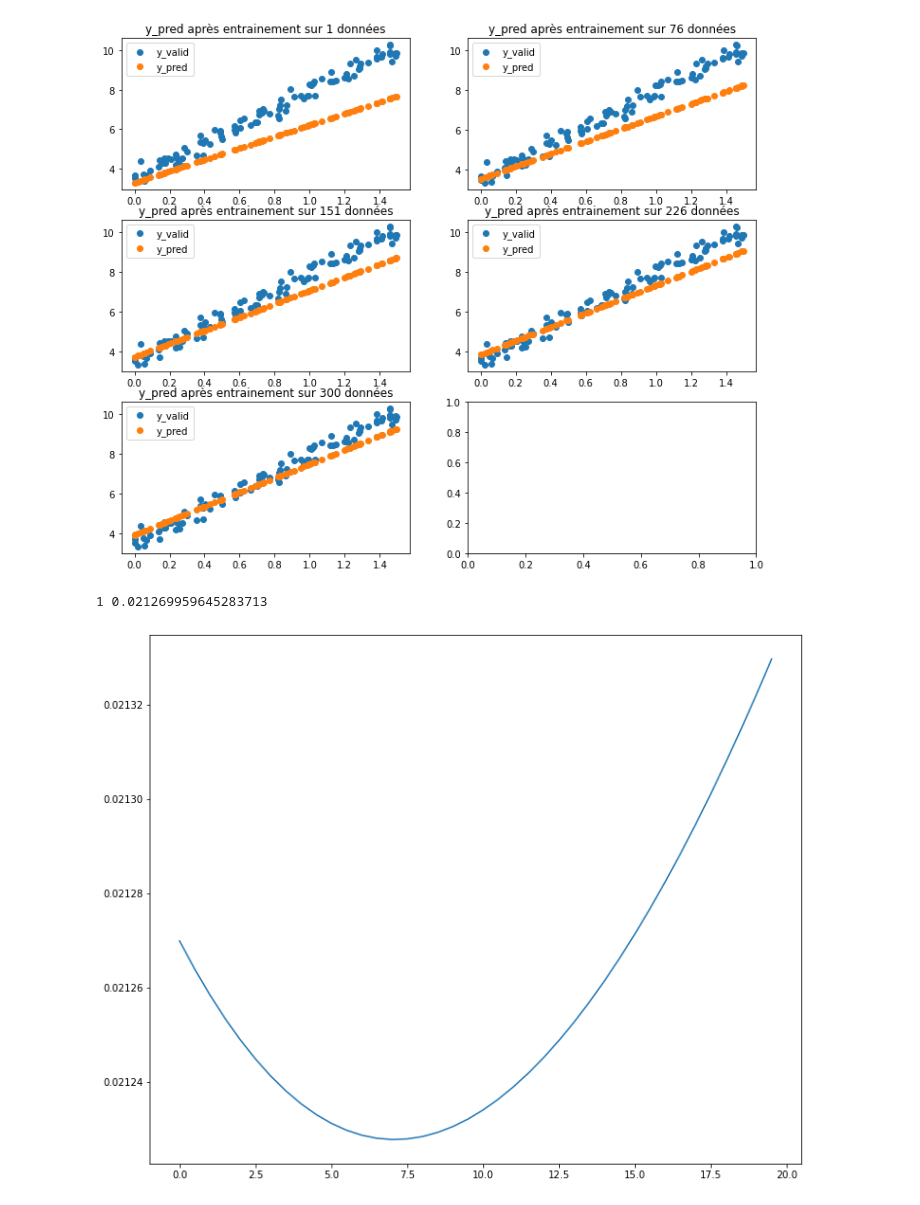
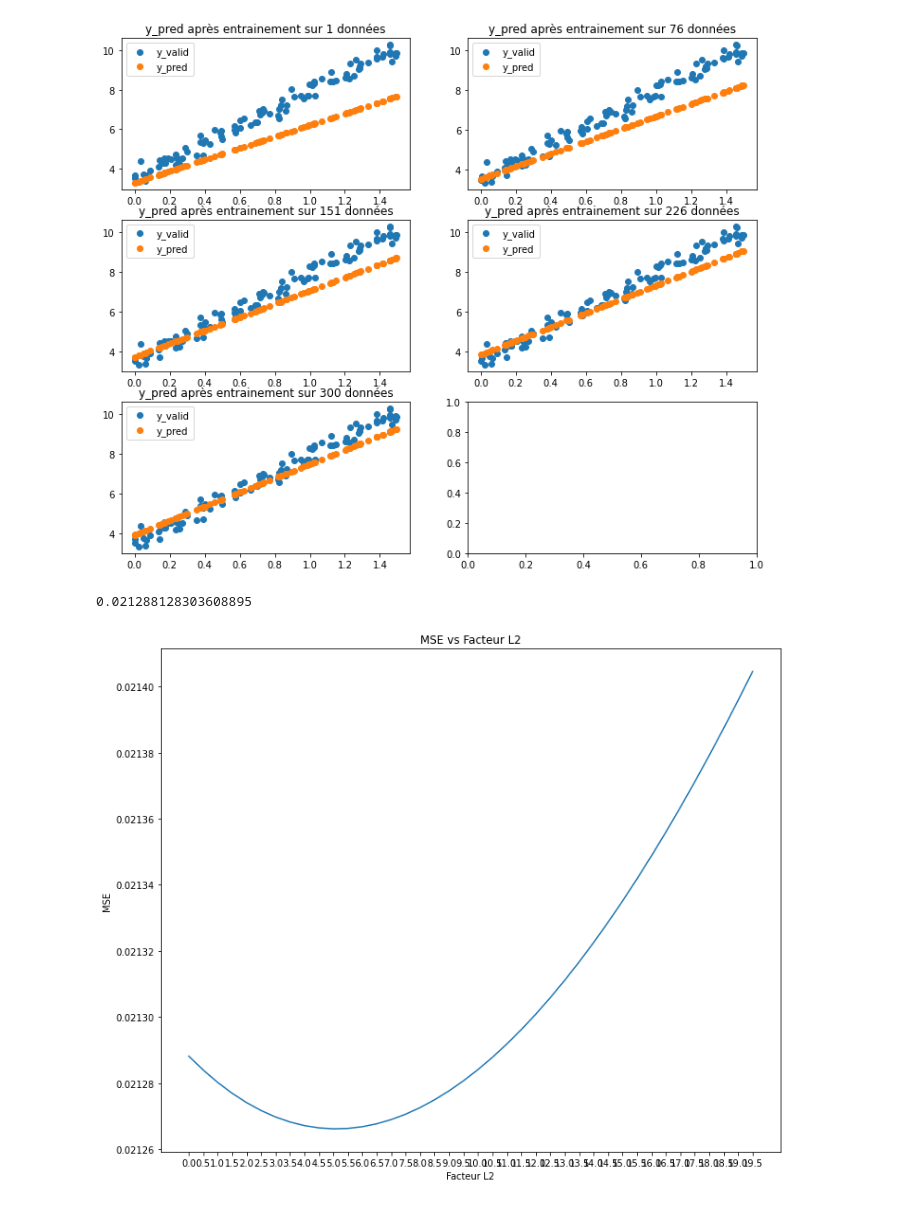
Before and after one commit to AdrienTurchini/mp1_glo7050, a Jupyter notebook: code.ipynb, the cells around one changed output. Drawn from its saved outputs; the diff is of its cells as text; code cells hidden in the pictures.

```diff
--- a/code.ipynb
+++ b/code.ipynb
@@ -123,0 +106,3 @@ missing_features.shape
+# %%
+data = data.dropna(axis=1)
+data.head()
@@ -173,7 +166,9 @@ MSE_train = MSE(y1_train_pred, y1_train)
 ############################################### L2 ################################################
 
 N = 100
+L2_factors = []
 for i in range(N+1):
+    L2_factors.append(i/N)
     model = PolyReg20(l2=i/N)
     model.fit(X1_train, y1_train)
 
@@ -575,8 +570,8 @@ train, test = train_test_split_kfold(data)
 # On choisit un learning_rate de 0.09 qui nous permet d'avoir le MSE le plus faible
 mse_kfold_q1 = []
 for i in range(len(train)):
-    X_train, y_train = train[i][:, :122], train[i][:, 122]
-    X_test, y_test = test[i][:, :122], test[i][:, 122]
+    X_train, y_train = train[i][:, :100], train[i][:, 100]
+    X_test, y_test = test[i][:, :100], test[i][:, 100]
     X_train = normalize(X_train)
     X_test = normalize(X_test)
     model = RidgeRegression(learning_rate=0.09, epochs = 100)
@@ -593,33 +588,38 @@ for i in range(len(train)):
 
 mse_kfold_q1 = np.array(mse_kfold_q1)
 mse_mean_q1 = mse_kfold_q1.mean()
-print(lr, mse_mean_q1)
-# %% [output]
-1 0.021269959645283713
+# %%
+mse_mean_q1
+# %% [output]
+0.021288128303608895
 # %%
 #QUESTION 3
 
 mse_l2 = []
 N=100
 #L2_factors = [i/N for i in range(N+1)]
 
 L2_factors = np.arange(0,20, 0.5)
 for l2_factor in L2_factors:
     mse_kfold_q2 = []
     model = RidgeRegression(learning_rate=0.09, epochs = 100, l2=l2_factor)
     for i in range(len(train)):
-        X_train, y_train = train[i][:, :122], train[i][:, 122]
-        X_test, y_test = test[i][:, :122], test[i][:, 122]
+        X_train, y_train = train[i][:, :100], train[i][:, 100]
+        X_test, y_test = test[i][:, :100], test[i][:, 100]
         X_train = normalize(X_train)
         X_test = normalize(X_test)
         model.fit(X_train, y_train)
         mse = model.score(X_test, y_test)
         mse_kfold_q2.append(mse)
     mse_kfold_q2 = np.array(mse_kfold_q2)
     mse_kfold_mean = mse_kfold_q2.mean()
     mse_l2.append(mse_kfold_mean)
 
+plt.title('MSE vs Facteur L2')
+plt.xlabel('Facteur L2')
+plt.ylabel('MSE')
+plt.xticks(L2_factors, rotation=20)
 plt.plot(L2_factors, mse_l2)
 plt.show()
 # %% [output]
-[figure, old version]
+[figure, new version]
```
Also changed, not shown: parts of 6 cells of this notebook.
